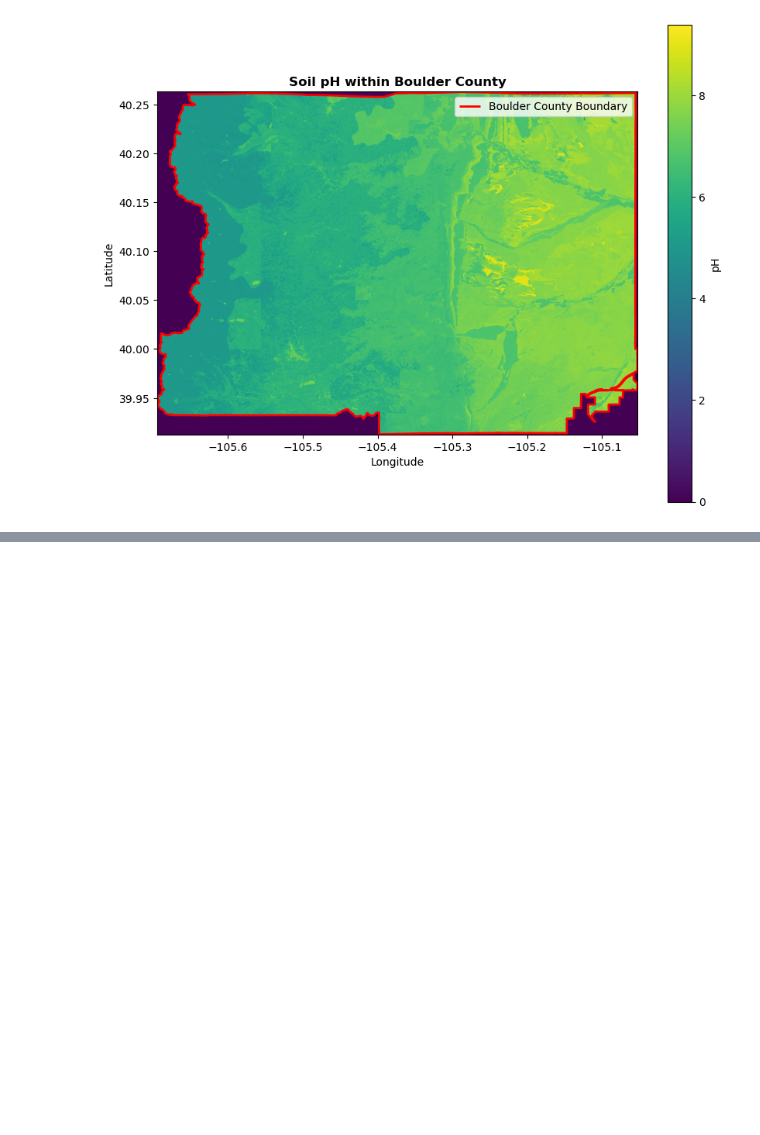
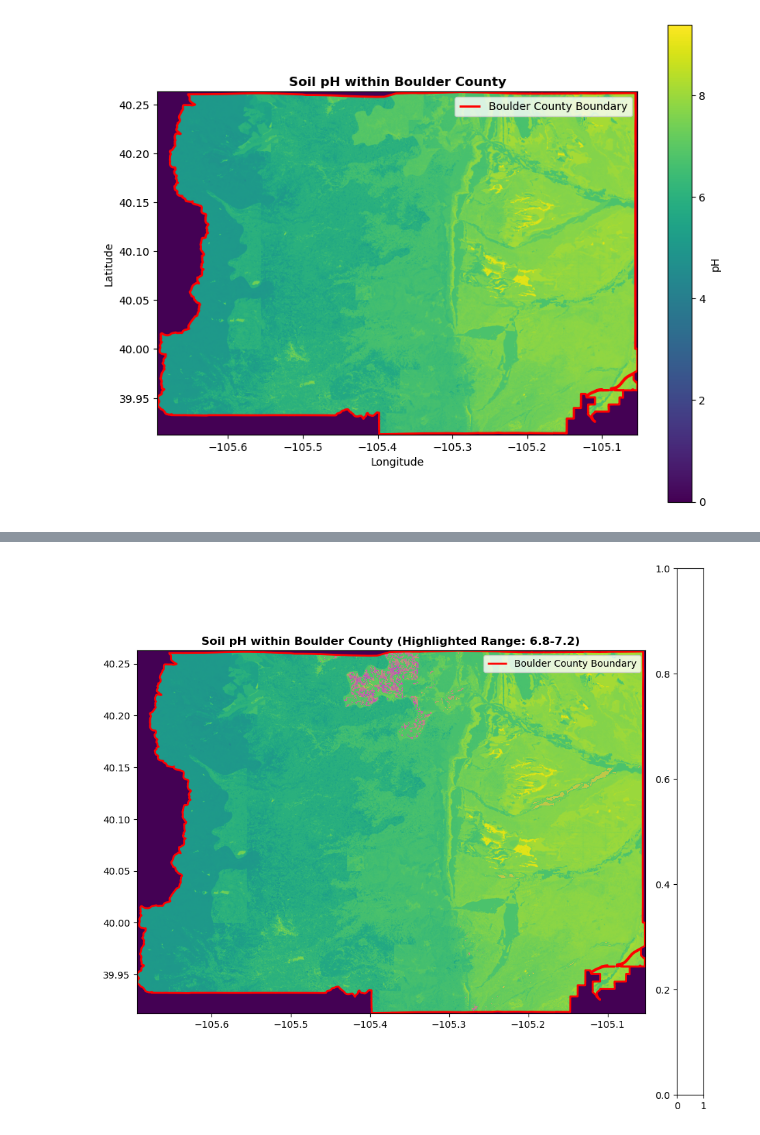
Before and after one commit to gpb3037/bluespruce, a Jupyter notebook: BoulderCountyPOLARIS.ipynb, the cells around one changed output, grey strips where cells are left out. Cells and saved outputs as stored; diff of their text form; code cells hidden in the pictures; blank space fills up the shorter version.

Commit message:
iterations on plotting

```diff
--- a/BoulderCountyPOLARIS.ipynb
+++ b/BoulderCountyPOLARIS.ipynb
@@ -456,3 +456,84 @@ plt.ylabel("Latitude")
 plt.show()
 # %% [output]
 [figure]
+# %%
+import rasterio
+import numpy as np
+import matplotlib.pyplot as plt
+import geopandas as gpd
+from rasterio.plot import show
+from rasterio.mask import mask
+from shapely.geometry import mapping
+
+# Filepath to the merged raster file
+merged_filepath = os.path.join(download_dir, "merged_soil_data.tif")
+
+# Open the raster file
+with rasterio.open(merged_filepath) as src:
+    # Reproject Boulder County boundary to the raster's CRS
+    soil_crs = src.crs  # CRS of the soil raster
+    boulder_reproject_gdf = boulder_gdf.to_crs(soil_crs)
+
+    # Create a geometry mask for Boulder County
+    boulder_geometry = [mapping(boulder_reproject_gdf.unary_union)]
+
+    # Mask the raster to only include data within Boulder County
+    data, out_transform = mask(src, boulder_geometry, crop=True)
+    data = data[0]  # Extract the first band (assuming single-band data)
+    meta = src.meta.copy()
+    meta.update(
+        {
+            "driver": "GTiff",
+            "height": data.shape[0],
+            "width": data.shape[1],
+            "transform": out_transform,
+        }
+    )
+
+# Mask no-data values (assuming -9999 is the no-data value; update if different)
+nodata_value = meta.get("nodata", -9999)
+data = np.where(data == nodata_value, np.nan, data)
+
+# Clip pH values to the range 0-16
+data = np.clip(data, 0, 16)
+
+# Create a mask for pH values in the range [6.8, 7.2]
+highlight_mask = (data >= 6.8) & (data <= 7.2)
+
+# Plot the clipped data
+fig, ax = plt.subplots(figsize=(12, 10))
+
+# Plot the soil raster
+soil_plot = show(
+    data,
+    transform=out_transform,
+    cmap="viridis",
+    ax=ax,
+    title="Soil pH within Boulder County (Highlighted Range: 6.8-7.2)",
+)
+
+# Overlay highlighted areas (6.8-7.2 range)
+highlight_overlay = np.ma.masked_where(~highlight_mask, data)  # Mask areas outside the range
+ax.imshow(
+    highlight_overlay,
+    cmap="spring",  # Bright green/pink colormap to distinguish
+    extent=(
+        out_transform[2],
+        out_transform[2] + out_transform[0] * data.shape[1],
+        out_transform[5] + out_transform[4] * data.shape[0],
+        out_transform[5],
+    ),
+    origin="upper",
+    alpha=0.6,  # Transparency for overlay
+)
+
+# Plot the Boulder County boundary
+boulder_reproject_gdf.boundary.plot(ax=ax, edgecolor="red", linewidth=2, label="Boulder County Boundary")
+
+# Add a legend and labels
+ax.legend()
+plt.colorbar(soil_plot, ax=ax, label="pH")
+plt.xlabel("Longitude")
+plt.ylabel("Latitude")
+plt.show()
+# %% [output]
@@ -458,0 +541 @@ plt.show()
+[figure, added]
```
Also changed, not shown: parts of 2 cells of this notebook.
